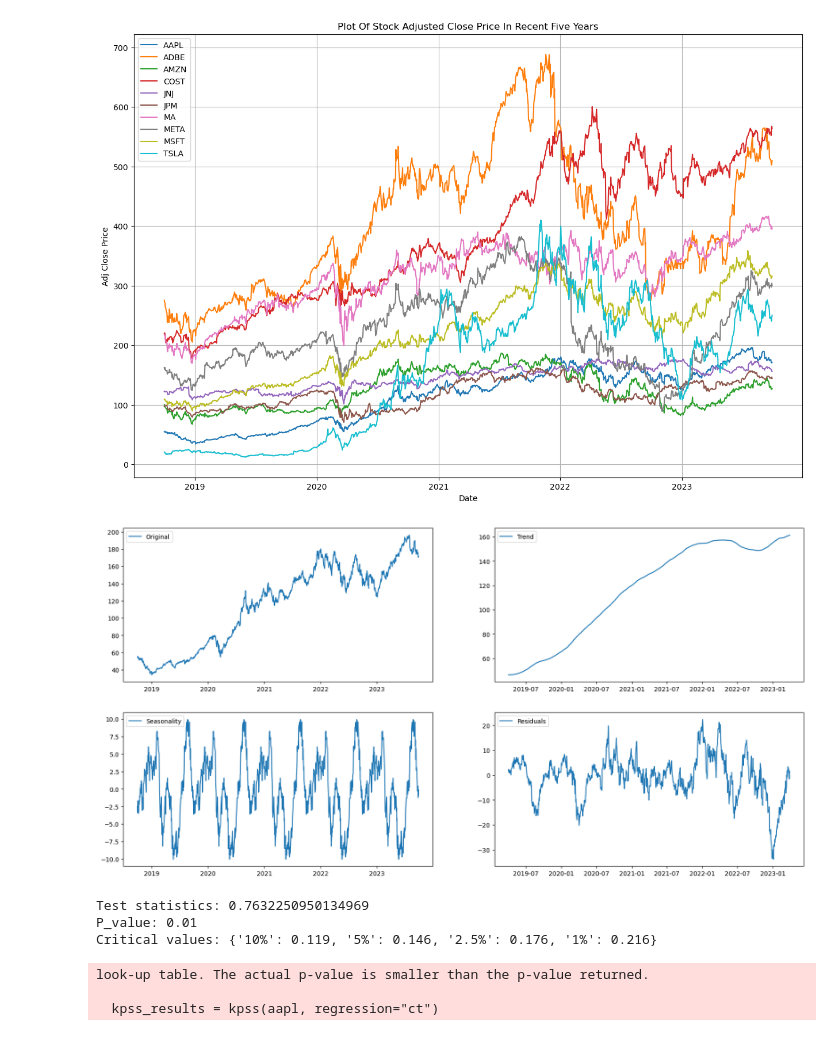
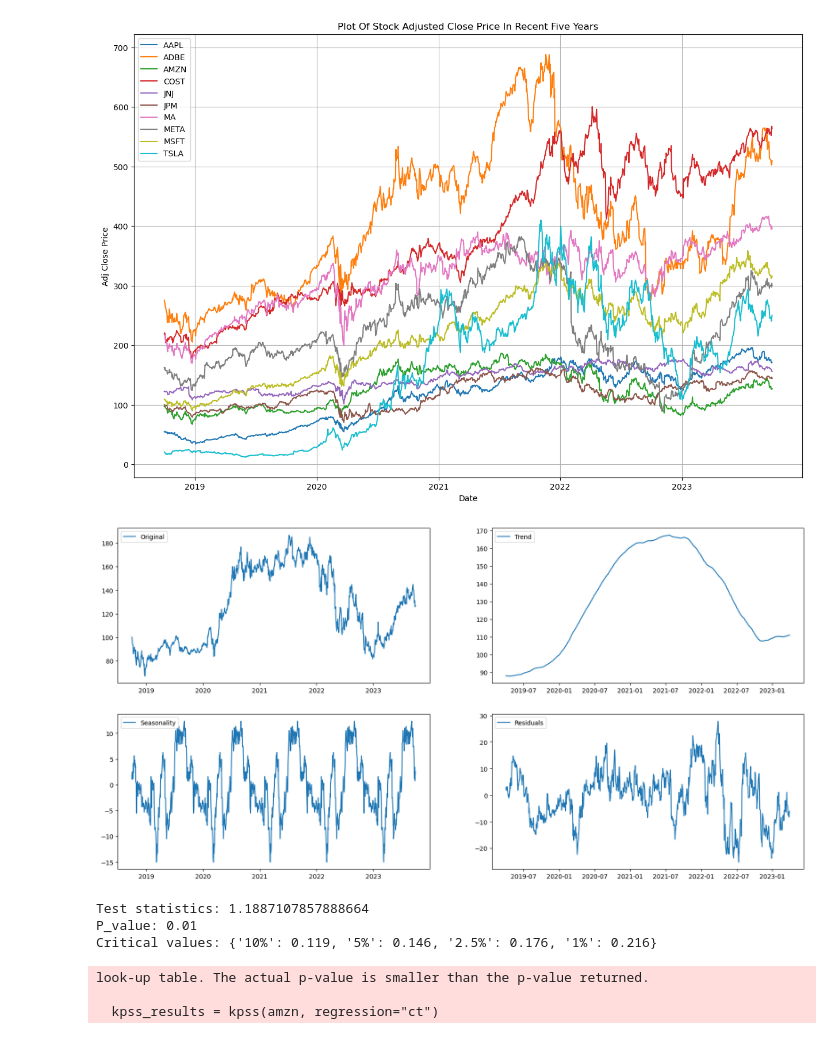
Before and after one commit to GSam789/Stock-Price-Prediction, a Jupyter notebook: edav-final.ipynb, the cells around one changed output. Saved outputs shown, nothing was run; the diff lists cells and outputs as text; code cells hidden in the pictures.

Commit message:
Change data decomposition

```diff
--- a/edav-final.ipynb
+++ b/edav-final.ipynb
@@ -65,41 +65,42 @@ plt.show()
 # %%
 ### Data decomposition of AAPL
 stock_df = stock_data['Adj Close']
 aapl = stock_df['AAPL']
+amzn = stock_df['AMZN']
 
 from statsmodels.tsa.seasonal import seasonal_decompose
 from matplotlib import pyplot
 
-decomposition = seasonal_decompose(aapl, model='additive', period=252)
+decomposition = seasonal_decompose(amzn, model='additive', period=252)
 trend_estimate = decomposition.trend
 seasonal_estimate = decomposition.seasonal
 residual_estimate = decomposition.resid
 
 fig, axes = plt.subplots(2, 2, figsize=(20, 10))
-axes[0, 0].plot(aapl, label='Original')
+axes[0, 0].plot(amzn, label='Original')
 axes[0, 0].legend(loc='upper left')
 axes[0, 1].plot(trend_estimate, label='Trend')
 axes[0, 1].legend(loc='upper left')
 axes[1, 0].plot(seasonal_estimate, label='Seasonality')
 axes[1, 0].legend(loc='upper left')
 axes[1, 1].plot(residual_estimate, label='Residuals')
 axes[1, 1].legend(loc='upper left')
 plt.show()
 # %% [output]
-[figure, old version]
+[figure, new version]
 # %%
 ### conduct Kwiatkowski–Phillips–Schmidt–Shin (KPSS) test
 import statsmodels.api as sm
 from statsmodels.tsa.stattools import kpss
 
-kpss_results = kpss(aapl, regression="ct")
+kpss_results = kpss(amzn, regression="ct")
 print("Test statistics: {}".format(kpss_results[0]))
 print("P_value: {}".format(kpss_results[1]))
 print("Critical values: {}".format(kpss_results[-1]))
 # %% [output]
-Test statistics: 0.7632250950134969
+Test statistics: 1.1887107857888664
 P_value: 0.01
 Critical values: {'10%': 0.119, '5%': 0.146, '2.5%': 0.176, '1%': 0.216}
 look-up table. The actual p-value is smaller than the p-value returned.
 
-  kpss_results = kpss(aapl, regression="ct")
+  kpss_results = kpss(amzn, regression="ct")
```
Also changed, not shown: parts of 1 cell of this notebook, 1 other file.
